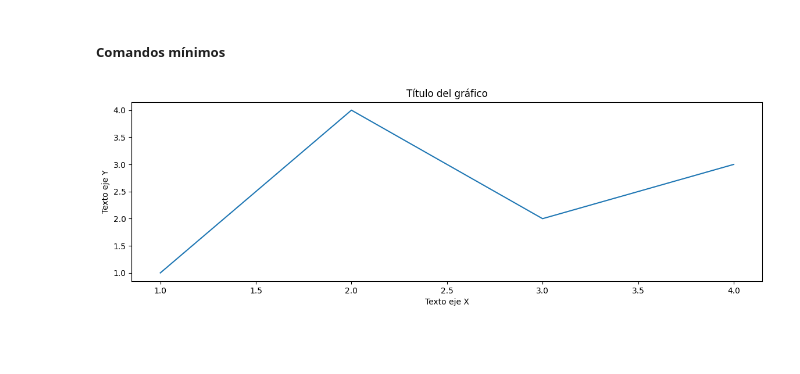
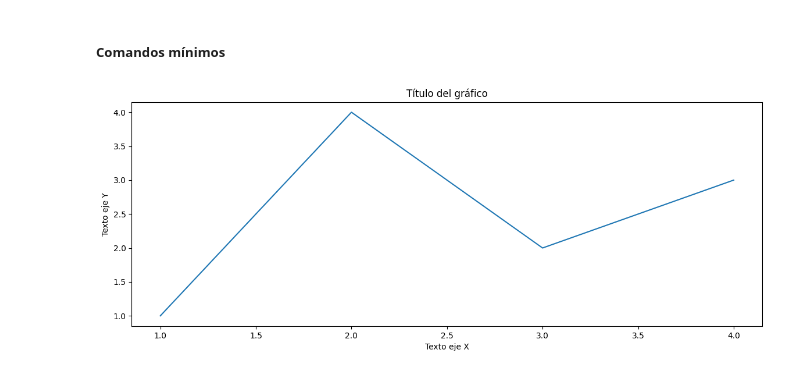
Before and after one commit to julioavantt/teacher_data_science_matplotlib_seaborn, a Jupyter notebook: 1-matplotlib/1-que_es.ipynb, the cells around one changed output. Cells and saved outputs as stored; diff of their text form; code cells hidden in the pictures; blank space fills up the shorter version.

```diff
--- a/1-matplotlib/1-que_es.ipynb
+++ b/1-matplotlib/1-que_es.ipynb
@@ -14,18 +14,18 @@ import matplotlib.pyplot as plt
 # %% [markdown]
 ##### Comandos mínimos
 # %%
-plt.figure(figsize=(14, 4)) #! Dimensiones del gráfico, el primero es el ancho y el segundo es el alto en pulgadas
+plt.figure(figsize=(14, 5)) #! Dimensiones del gráfico, el primero es el ancho y el segundo es el alto en pulgadas
 
 #! Dibuja una línea que conecta puntos en un plano bidimensional.
 plt.plot([1, 2, 3, 4], [1, 4, 2, 3])
 
 plt.title('Título del gráfico')
 
 plt.xlabel('Texto eje X')
 
 plt.ylabel('Texto eje Y')
 
 #! Muestra el gráfico
 plt.show()
 # %% [output]
-[figure, old version]
+[figure, new version]
```
Also changed, not shown: 4 other files.
